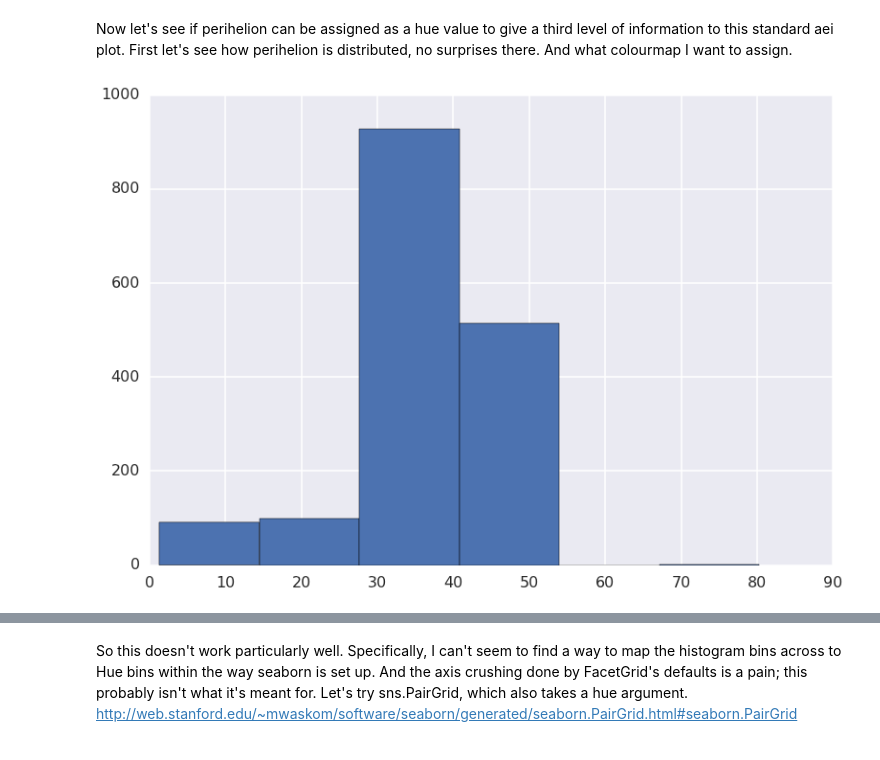
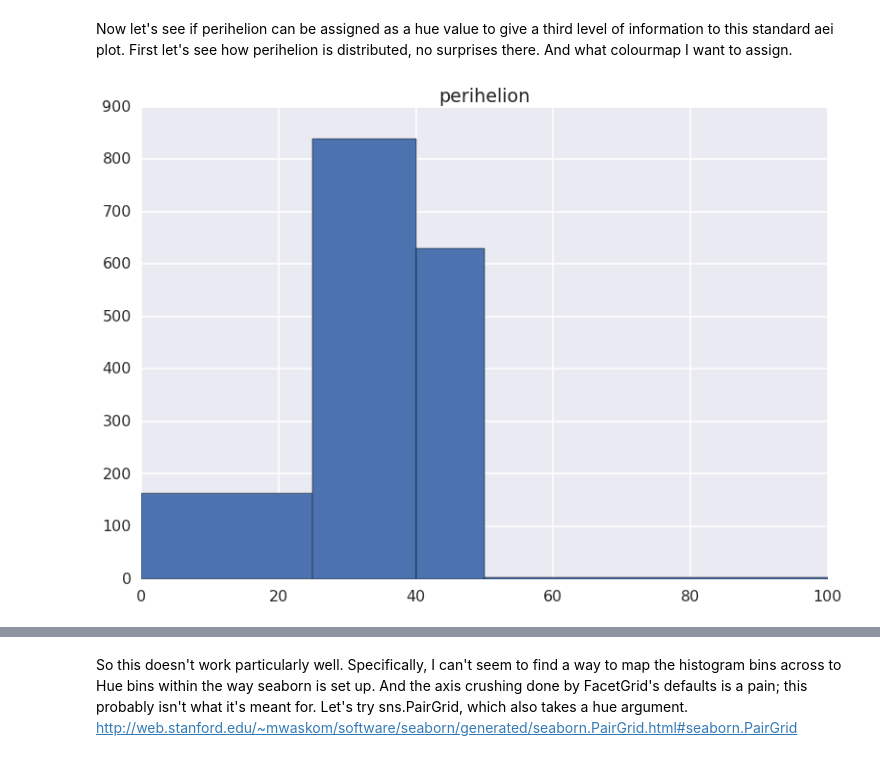
Before and after one commit to k-a-webb/astroquery, a Jupyter notebook: astroquery/mpc/example_plots/datavis_plot_tool_comparison_tnos.ipynb, the cells around one changed output, grey strips where cells are left out. Drawn from its saved outputs; the diff is of its cells as text; code cells hidden in the pictures.

```diff
--- a/astroquery/mpc/example_plots/datavis_plot_tool_comparison_tnos.ipynb
+++ b/astroquery/mpc/example_plots/datavis_plot_tool_comparison_tnos.ipynb
@@ -47,7 +45,10 @@ But they're good defaults. Saves the fifteen lines of plot tweaking I normally s
 # %% [markdown]
 Now let's see if perihelion can be assigned as a hue value to give a third level of information to this standard aei plot.
 First let's see how perihelion is distributed, no surprises there. And what colourmap I want to assign.
-# %%
-p, bins, patches = plt.hist([t for t in tnos["perihelion"] if t is not None], bins=6)
-# %% [output]
-[figure, removed]
+# %%
+peribins = [0, 25, 40, 50, 100]
+tnos.hist(column="perihelion", bins=peribins)
+d = np.digitize(tnos["perihelion"], peribins)
+tnos['peribin'] = [str(peribins[d[n]-1])+'-'+str(peribins[d[n]]) for n in range(len(tnos))]  # nice text axis labels
+# %% [output]
+[figure, added]
```
Also changed, not shown: parts of 7 cells of this notebook.
